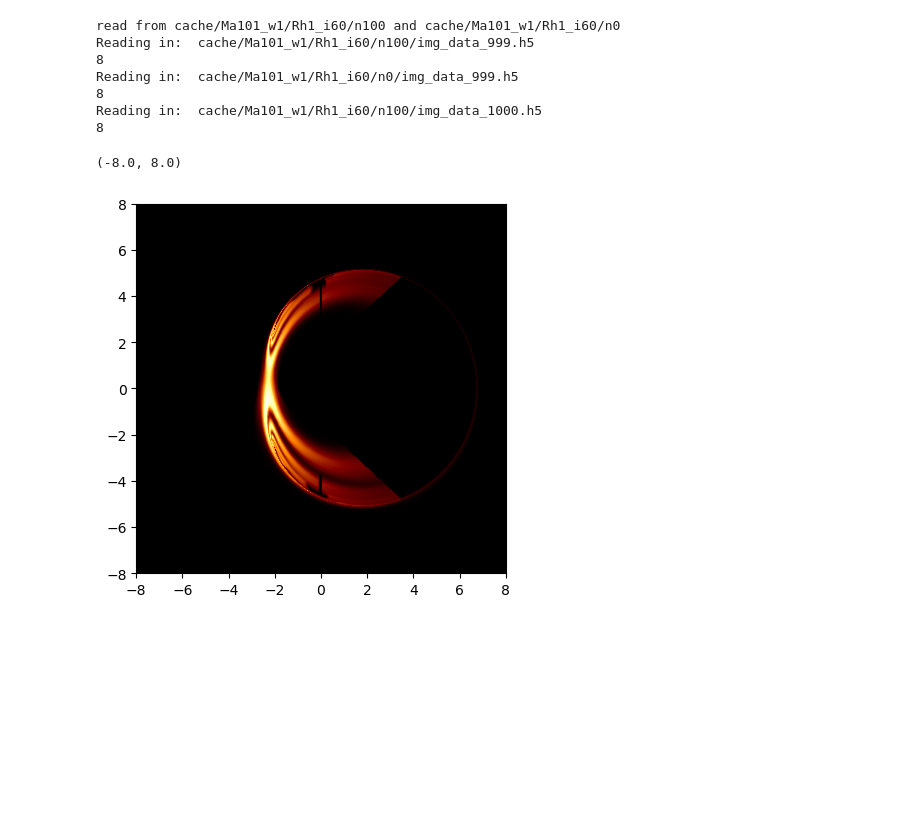
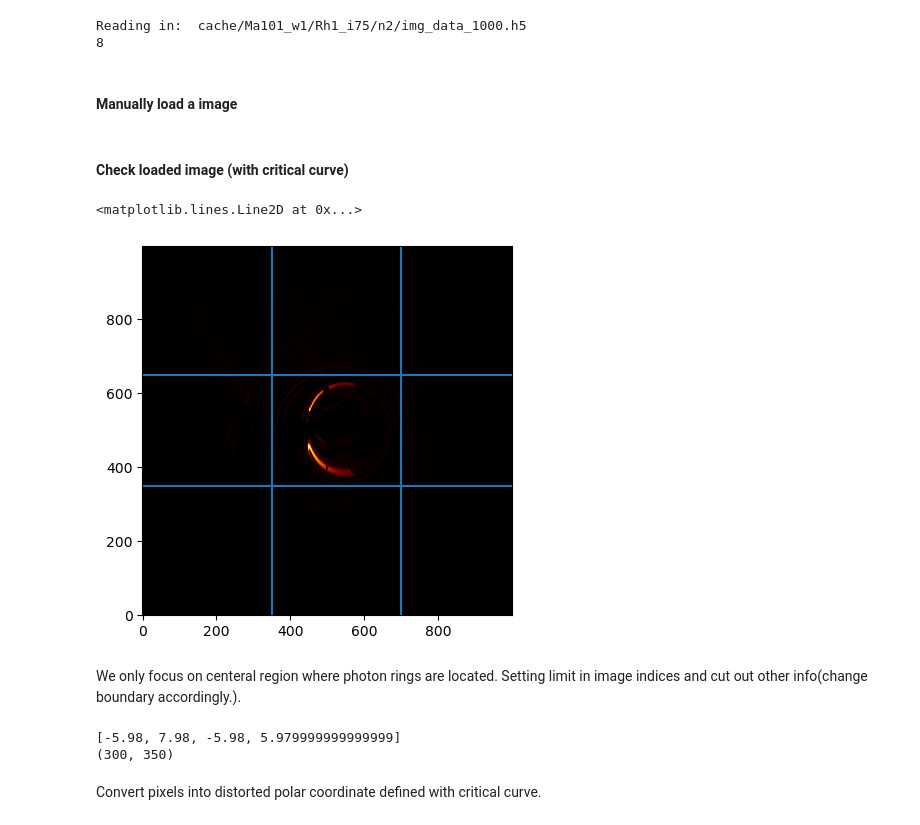
Before and after one commit to hina18201716/KNS_PR, a Jupyter notebook: interpolation_KNS.ipynb, the cells around one changed output. Saved outputs shown, nothing was run; the diff lists cells and outputs as text; code cells hidden in the pictures; blank space fills up the shorter version.

```diff
--- a/interpolation_KNS.ipynb
+++ b/interpolation_KNS.ipynb
@@ -57,0 +37,4 @@ A, B = np.meshgrid(a, b)
+# %%
+pf = hm.ParaFrame('cache/{mag}a{aspin:g}_w{window:d}/Rh{Rhigh:d}_i{inc:d}/n{n:n}/img_data_{snapshot:d}.h5')
+sel = pf(snapshot=[999, 1000])
+display(sel)
@@ -57,0 +59,16 @@ A, B = np.meshgrid(a, b)
+# %%
+inc = 75
+n = 2
+snap = 1000 #999 for avegared from sum i=0 ^ n, 1000 for isolated
+s = sel[(sel['inc'] == inc) & (sel['n'] == n) &(sel['snapshot'] == snap) ]
+
+if s.path.shape == (1,):
+    path_object = Path(s.path.item())
+    img_path = str(path_object.parent)
+    _, _, _, Img = getimagedata(img_path, snap)
+
+else :
+    print('More than one image found')
+# %% [output]
+Reading in:  cache/Ma101_w1/Rh1_i75/n2/img_data_1000.h5
+8
@@ -58,27 +108,42 @@ A, B = np.meshgrid(a, b)
+# %% [markdown]
+#### Manually load a image
 # %%
-img_path = "cache/Ma101_w1/Rh1_i60"
-_, _, _, Img = subtract(img_path+"/n100", img_path+"/n0", 999 , ave=False)
-# data_id_all, min, max, Img = getimagedata(img_path+'/n0', 1000)
+# img_path = "cache/Ma101_w1/Rh1_i60"
+# _, _, _, Img = subtract(img_path+"/n100", img_path+"/n0", 999 , ave=False)
+# # data_id_all, min, max, Img = getimagedata(img_path+'/n0', 1000)
-# %% [output]
-read from cache/Ma101_w1/Rh1_i60/n100 and cache/Ma101_w1/Rh1_i60/n0
-Reading in:  cache/Ma101_w1/Rh1_i60/n100/img_data_999.h5
-8
-Reading in:  cache/Ma101_w1/Rh1_i60/n0/img_data_999.h5
-8
-Reading in:  cache/Ma101_w1/Rh1_i60/n100/img_data_1000.h5
-8
+# %% [markdown]
+#### Check loaded image (with critical curve)
 # %%
-plt.imshow((Img/np.max(Img))**0.5, vmin=0.0, vmax=1.0, cmap='afmhot', origin='lower', extent=[-20,20,-20,20])
-plt.xlim(-8,8)
-plt.ylim(-8,8)
+plt.imshow((Img/np.max(Img))**0.5, vmin=0.0, vmax=1.0, cmap='afmhot', origin='lower')
+           # , extent=[-20,20,-20,20])
+# plt.plot(alpha1, beta1, color='cyan', linewidth=1.5, label='Critical Curve')
+xmin, xmax = 350, 700
+ymin, ymax = 350, 650
+
+plt.axvline(xmin)
+plt.axvline(xmax)
+plt.axhline(ymin)
+plt.axhline(ymax)
 # %% [output]
-(-8.0, 8.0)
+<matplotlib.lines.Line2D at 0x...>
-[figure, old version]
+[figure, new version]
+# %% [markdown]
+We only focus on centeral region where photon rings are located. Setting limit in image indices and cut out other info(change boundary accordingly.).
 # %%
-# xmin, xmax = 400, 700
-# ymin, ymax = 300, 700
+Img_c  = Img[ymin:ymax, xmin:xmax]
+A_c    = A[ymin:ymax, xmin:xmax]
+B_c    = B[ymin:ymax, xmin:xmax]
 
-# Img_c  = Img[ymin:ymax, xmin:xmax]
-# A_c    = A[ymin:ymax, xmin:xmax]
-# B_c    = B[ymin:ymax, xmin:xmax]
+alpha_min = FoV * ((xmin + 0.5) / n_pix - 0.5)
+alpha_max = FoV * ((xmax - 0.5) / n_pix - 0.5)
+beta_min  = FoV * ((ymin + 0.5) / n_pix - 0.5)
+beta_max  = FoV * ((ymax - 0.5) / n_pix - 0.5)
+extent=[alpha_min, alpha_max, beta_min, beta_max]
+print(extent)
+print(Img_c.shape)
+# %% [output]
+[-5.98, 7.98, -5.98, 5.979999999999999]
+(300, 350)
+# %% [markdown]
+Convert pixels into distorted polar coordinate defined with critical curve.
 # %%
```
Also changed, not shown: parts of 36 cells of this notebook, 4 other files.
